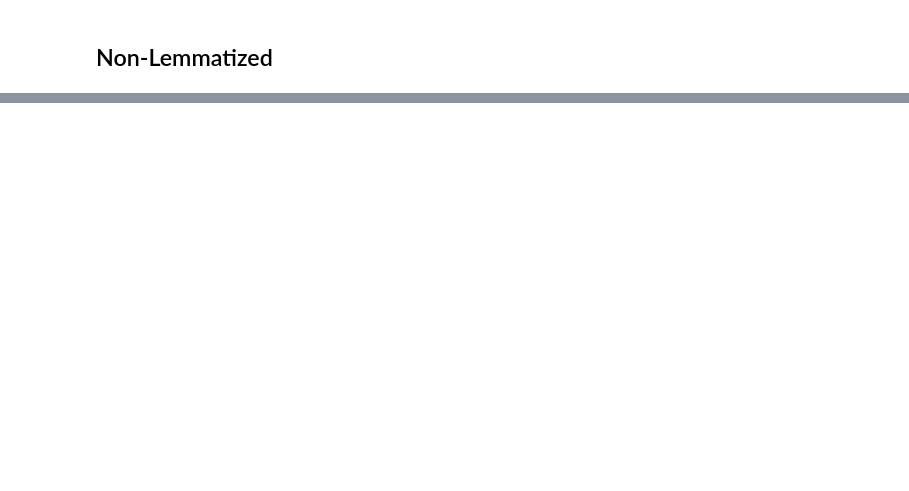
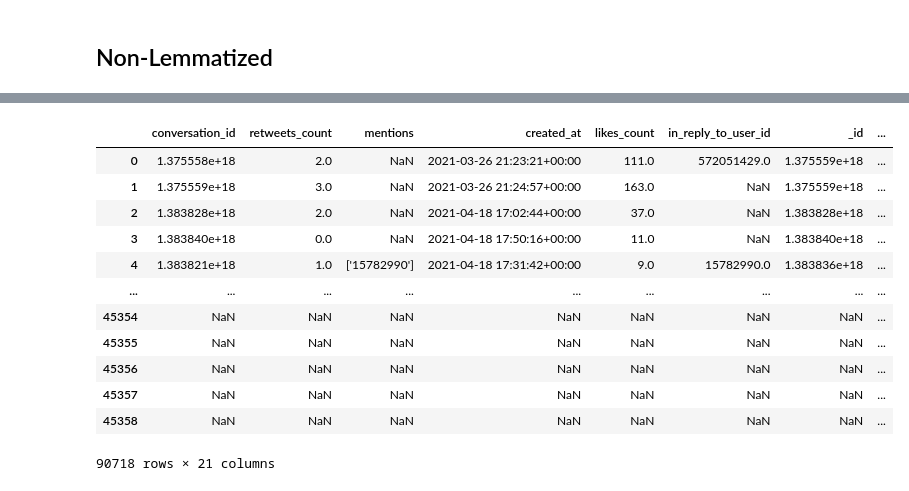
Before and after one commit to tahaShm/remote-work-twitter-analysis, a Jupyter notebook: notebooks/4-Preprocessing.ipynb, the cells around one changed output, grey strips where cells are left out. Cells and saved outputs as stored; diff of their text form; code cells hidden in the pictures; blank space fills up the shorter version.

```diff
--- a/notebooks/4-Preprocessing.ipynb
+++ b/notebooks/4-Preprocessing.ipynb
@@ -374,0 +421,18 @@ plt.gca().axis('off')
+# %%
+preprocessed_df = pd.concat([reader, tweets_df[['hashtags', 'tweet_tokens', 'lemmatized_tweet', 'lemmatized_tweet_token', 'tweet_size', 'lemmatized_tweet_size']]])
+# %%
+preprocessed_df
+# %% [output]
+|  | conversation_id | retweets_count | mentions | created_at | likes_count | in_reply_to_user_id | _id | ... |
+| 0 | 1.375558e+18 | 2.0 | NaN | 2021-03-26 21:23:21+00:00 | 111.0 | 572051429.0 | 1.375559e+18 | ... |
+| 1 | 1.375559e+18 | 3.0 | NaN | 2021-03-26 21:24:57+00:00 | 163.0 | NaN | 1.375559e+18 | ... |
+| 2 | 1.383828e+18 | 2.0 | NaN | 2021-04-18 17:02:44+00:00 | 37.0 | NaN | 1.383828e+18 | ... |
+| 3 | 1.383840e+18 | 0.0 | NaN | 2021-04-18 17:50:16+00:00 | 11.0 | NaN | 1.383840e+18 | ... |
+| 4 | 1.383821e+18 | 1.0 | ['15782990'] | 2021-04-18 17:31:42+00:00 | 9.0 | 15782990.0 | 1.383836e+18 | ... |
+| ... | ... | ... | ... | ... | ... | ... | ... | ... |
+| 45354 | NaN | NaN | NaN | NaN | NaN | NaN | NaN | ... |
+| 45355 | NaN | NaN | NaN | NaN | NaN | NaN | NaN | ... |
+| 45356 | NaN | NaN | NaN | NaN | NaN | NaN | NaN | ... |
+| 45357 | NaN | NaN | NaN | NaN | NaN | NaN | NaN | ... |
+| 45358 | NaN | NaN | NaN | NaN | NaN | NaN | NaN | ... |
+90718 rows × 21 columns
```
Also changed, not shown: parts of 9 cells of this notebook, 9 other files.
